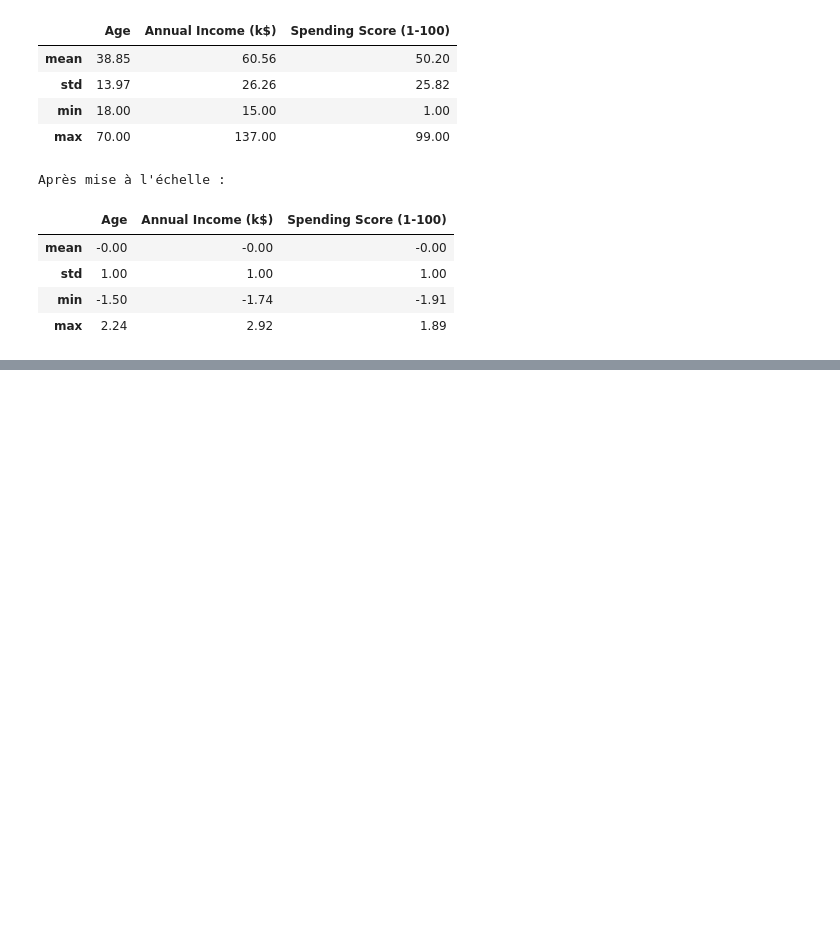
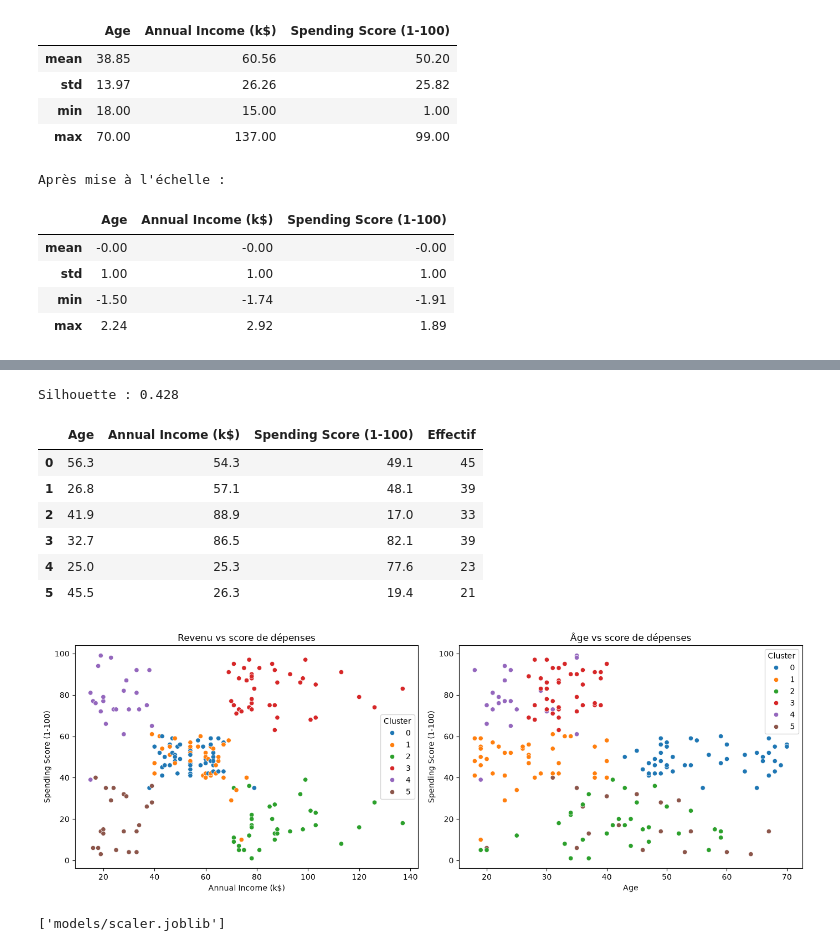
Before and after one commit to mayelepetitanicet-commits/segmentation-clients-kmeans, a Jupyter notebook: notebooks/01_segmentation.ipynb, the cells around one changed output, grey strips where cells are left out. Saved outputs shown, nothing was run; the diff lists cells and outputs as text; code cells hidden in the pictures; blank space fills up the shorter version.

```diff
--- a/notebooks/01_segmentation.ipynb
+++ b/notebooks/01_segmentation.ipynb
@@ -165,0 +213,43 @@ Après mise à l'échelle :
+# %%
+import joblib
+
+K = 6  # on testera aussi 5
+
+kmeans = KMeans(n_clusters=K, n_init=10, random_state=42)
+df["Cluster"] = kmeans.fit_predict(X_scaled)
+
+print("Silhouette :", round(silhouette_score(X_scaled, df["Cluster"]), 3))
+
+# Profil moyen de chaque cluster, en unités d'origine
+centres = pd.DataFrame(
+    scaler.inverse_transform(kmeans.cluster_centers_),
+    columns=features
+).round(1)
+centres["Effectif"] = df["Cluster"].value_counts().sort_index().values
+display(centres)
+
+# Visualisation
+fig, axes = plt.subplots(1, 2, figsize=(14, 5))
+sns.scatterplot(data=df, x="Annual Income (k$)", y="Spending Score (1-100)",
+                hue="Cluster", palette="tab10", ax=axes[0])
+axes[0].set_title("Revenu vs score de dépenses")
+sns.scatterplot(data=df, x="Age", y="Spending Score (1-100)",
+                hue="Cluster", palette="tab10", ax=axes[1])
+axes[1].set_title("Âge vs score de dépenses")
+plt.tight_layout()
+plt.show()
+
+# Sauvegarde pour l'interface web
+joblib.dump(kmeans, "models/kmeans.joblib")
+joblib.dump(scaler, "models/scaler.joblib")
+# %% [output]
+Silhouette : 0.428
+|  | Age | Annual Income (k$) | Spending Score (1-100) | Effectif |
+| 0 | 56.3 | 54.3 | 49.1 | 45 |
+| 1 | 26.8 | 57.1 | 48.1 | 39 |
+| 2 | 41.9 | 88.9 | 17.0 | 33 |
+| 3 | 32.7 | 86.5 | 82.1 | 39 |
+| 4 | 25.0 | 25.3 | 77.6 | 23 |
+| 5 | 45.5 | 26.3 | 19.4 | 21 |
+[figure, added]
+['models/scaler.joblib']
```
Also changed, not shown: parts of 2 cells of this notebook, 2 other files.
